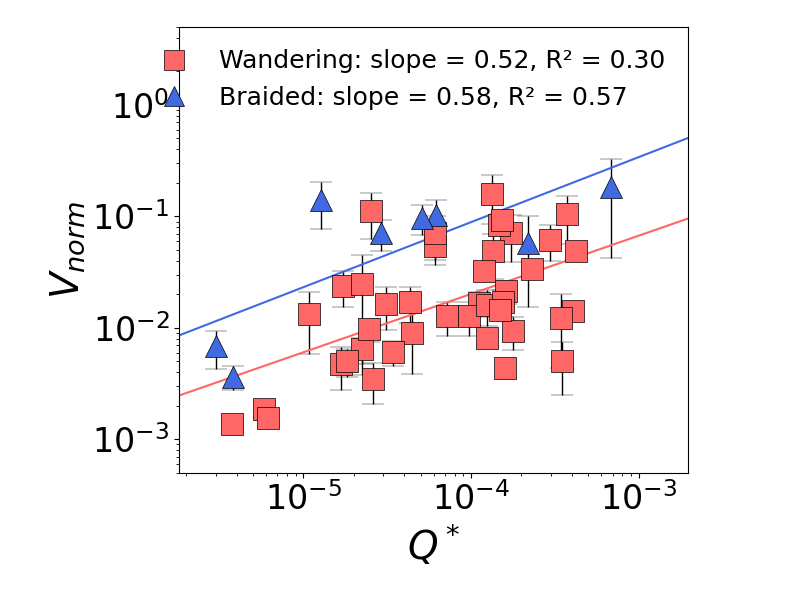
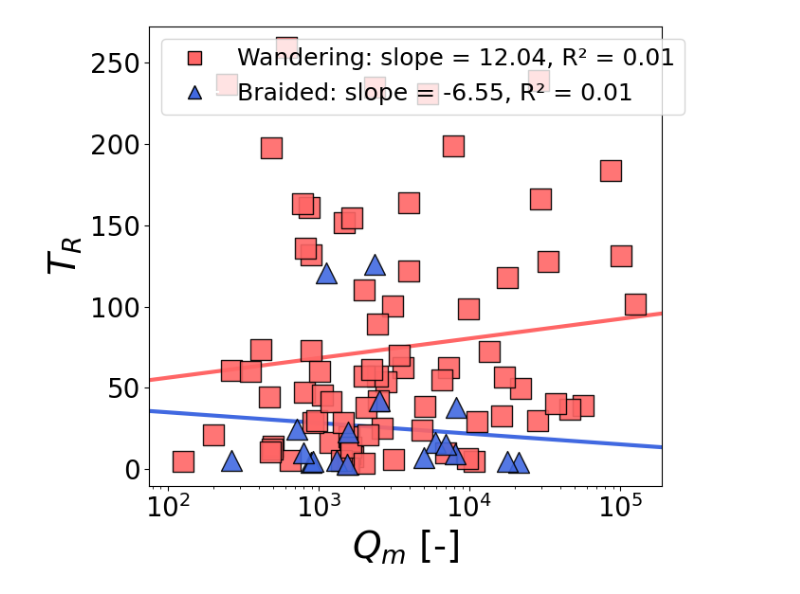
Before and after one commit to feifeixzhao/eBIcalculator, a Jupyter notebook: figures/fig8.ipynb, the cells around one changed output. Drawn from its saved outputs; the diff is of its cells as text; code cells hidden in the pictures.

Commit message:
figure revisions

```diff
--- a/figures/fig8.ipynb
+++ b/figures/fig8.ipynb
@@ -110,6 +387,6 @@ fig.savefig(r"C:\Users\Feifei\Box\BR_remote_sensing\figures\8_Iw_Vnorm.pdf",
 # %%
 # Dynamically calculate x_range based on data (with padding)
-x_range = (df['dim_Q'].min() * 0.6, df['dim_Q'].max() * 0.6)
+x_range = (df['Qm'].min() * 0.6, df['Qm'].max() * 1.5)
 
 # Define markers and colors
 markers = {'Wandering': 's', 'B': '^'}  # Combined HSW and LSW symbols
@@ -128,68 +405,72 @@ legend_info = {}
 # Loop through each group to compute and plot the regression line.
 for group in ['Wandering', 'B']:
     subset = df[df['Group'] == group]
-    x_data = subset['dim_Q']
-    y_data = subset['norm_migration_rate']
+    x_data = subset['Qm']
+    y_data = subset['T_R']
 
     # Ensure x_data are positive (needed for log transformation)
     if any(x_data <= 0):
         raise ValueError(f"Group {group} contains non-positive x values, cannot use log transformation.")
 
-    # Fit regression using the unified function in log-log mode and get R².
-    slope, intercept, predict, r2 = fit_regression(x_data, y_data, mode="log-log", return_r2=True)
+    # Fit regression using the unified function with mode "log-x"
+    slope, intercept, predict = fit_regression(x_data, y_data, mode="log-x")
 
-    # Generate regression line values over the full x_range.
+    # Generate regression line values over the full x_range
     x_line = np.linspace(x_range[0], x_range[1], 300)
     y_line = predict(x_line)
 
-    # Plot the regression line.
-    ax.plot(x_line, y_line, color=colors[group], lw=1.5)
+    # Plot the regression line
+    ax.plot(x_line, y_line, color=colors[group], lw=3)
 
-    # Store slope and R² information for the legend.
+    # Compute R² on the original data
+    y_pred = predict(x_data)
+    ss_res = ((y_data - y_pred) ** 2).sum()
+    ss_tot = ((y_data - y_data.mean()) ** 2).sum()
+    r2 = 1 - ss_res / ss_tot
+
+    # Store slope and R² information for the legend
     legend_info[group] = f"slope = {slope:.2f}, R² = {r2:.2f}"
 
-# Plot data points with error bars.
+# Plot data points with error bars
 for group in ['Wandering', 'B']:
     subset = df[df['Group'] == group]
-    x_data = subset['dim_Q']
-    y_data = subset['norm_migration_rate']
+    x_data = subset['Qm']
+    y_data = subset['T_R']
+    #error_data = subset['ebi_error_annual']
 
-    y_error = subset['norm_error']
-
-    # Plot error bars.
-    ax.errorbar(x_data, y_data, yerr=y_error, fmt='none', ecolor='black',
-                capsize=8, alpha=1, zorder=1,capthick=0.3, elinewidth=1)
+    # Optionally, uncomment the errorbar line if desired:
+    # ax.errorbar(x_data, y_data, yerr=error_data, fmt='none',
+    #             ecolor='black', elinewidth=2, capsize=5, zorder=1)
 
     ax.scatter(x_data, y_data, label=group, marker=markers[group],
-               c=colors[group], edgecolors='black', s=250, alpha=1, zorder=2 ,linewidths=0.5)
+               c=colors[group], edgecolors='black', s=250, alpha=0.9, zorder=2)
 
-# Set x-axis to log scale and adjust limits.
+# Set x-axis to log scale and adjust limits
 ax.set_xscale('log')
-ax.set_yscale('log')
+# ax.set_yscale('log')
+
 ax.set_xlim(*x_range)
-ax.set_ylim(top=5, bottom=5e-4)
+#ax.set_ylim(bottom=0)
 
-ax.set_xlabel(r'${Q^*}$')  # X-axis labeled as Q*
-ax.set_ylabel(r'${V_{norm}}$')
-ax.tick_params(axis='x')
-ax.tick_params(axis='y')
+# Set labels and tick parameters
+ax.set_xlabel(r'${Q_{m}}$ [-]', fontsize=28)  # Display fraction as LaTeX
+ax.set_ylabel(r'${T_{R}}$', fontsize=28)
+ax.tick_params(axis='x', labelsize=20)
+ax.tick_params(axis='y', labelsize=20)
 
-# Create a legend with slope and R² information.
+# Create a legend with slope and R² information
 from matplotlib.lines import Line2D
 legend_elements = [
     Line2D([0], [0], marker=markers['Wandering'], color='w',
            label=f"Wandering: {legend_info['Wandering']}",
-           markerfacecolor=colors['Wandering'], markersize=15, markeredgecolor='black', markeredgewidth=0.5, linestyle='None'),
+           markerfacecolor=colors['Wandering'], markersize=10, markeredgecolor='black'),
     Line2D([0], [0], marker=markers['B'], color='w',
            label=f"Braided: {legend_info['B']}",
-           markerfacecolor=colors['B'], markersize=15, markeredgecolor='black', markeredgewidth=0.5, linestyle='None')
+           markerfacecolor=colors['B'], markersize=10, markeredgecolor='black')
 ]
-ax.legend(handles=legend_elements, loc='upper right', frameon=False)
+ax.legend(handles=legend_elements, fontsize=18, loc='upper left')
 
 plt.tight_layout()
 plt.show()
-
-fig.savefig(r"C:\Users\Feifei\Box\BR_remote_sensing\figures\8_Q_Vnorm.pdf",
-            format='pdf', dpi=500, bbox_inches='tight', transparent=True)
 # %% [output]
-[figure, old version]
+[figure, new version]
```
Also changed, not shown: parts of 10 cells of this notebook, 11 other files.
